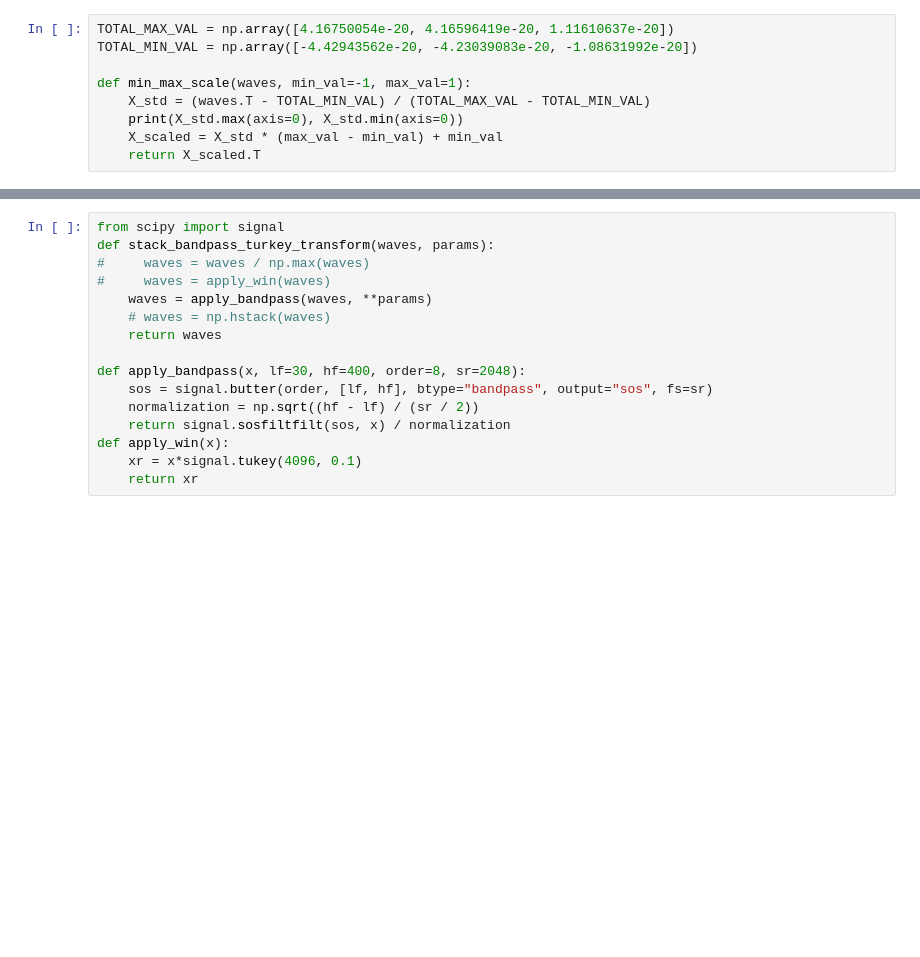
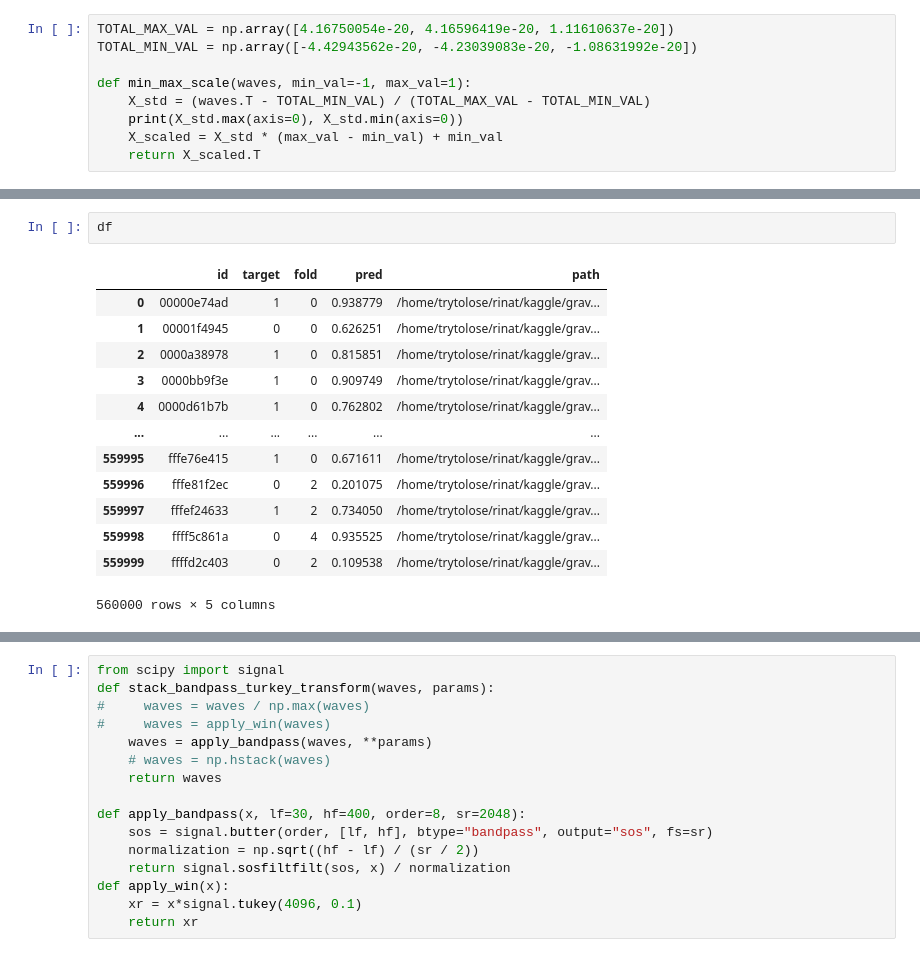
Before and after one commit to trytolose/grav_waves_detection, a Jupyter notebook: notebooks/Untitled.ipynb, the cells around one changed output, grey strips where cells are left out. Saved outputs shown, nothing was run; the diff lists cells and outputs as text; blank space fills up the shorter version.

```diff
--- a/notebooks/Untitled.ipynb
+++ b/notebooks/Untitled.ipynb
@@ -77,0 +106,16 @@ min_max_scale(x, -1, 1).max()
+# %%
+df
+# %% [output]
+|  | id | target | fold | pred | path |
+| 0 | 00000e74ad | 1 | 0 | 0.938779 | /home/trytolose/rinat/kaggle/grav... |
+| 1 | 00001f4945 | 0 | 0 | 0.626251 | /home/trytolose/rinat/kaggle/grav... |
+| 2 | 0000a38978 | 1 | 0 | 0.815851 | /home/trytolose/rinat/kaggle/grav... |
+| 3 | 0000bb9f3e | 1 | 0 | 0.909749 | /home/trytolose/rinat/kaggle/grav... |
+| 4 | 0000d61b7b | 1 | 0 | 0.762802 | /home/trytolose/rinat/kaggle/grav... |
+| ... | ... | ... | ... | ... | ... |
+| 559995 | fffe76e415 | 1 | 0 | 0.671611 | /home/trytolose/rinat/kaggle/grav... |
+| 559996 | fffe81f2ec | 0 | 2 | 0.201075 | /home/trytolose/rinat/kaggle/grav... |
+| 559997 | fffef24633 | 1 | 2 | 0.734050 | /home/trytolose/rinat/kaggle/grav... |
+| 559998 | ffff5c861a | 0 | 4 | 0.935525 | /home/trytolose/rinat/kaggle/grav... |
+| 559999 | ffffd2c403 | 0 | 2 | 0.109538 | /home/trytolose/rinat/kaggle/grav... |
+560000 rows × 5 columns
```
Also changed, not shown: parts of 29 cells of this notebook, 20 other files.
